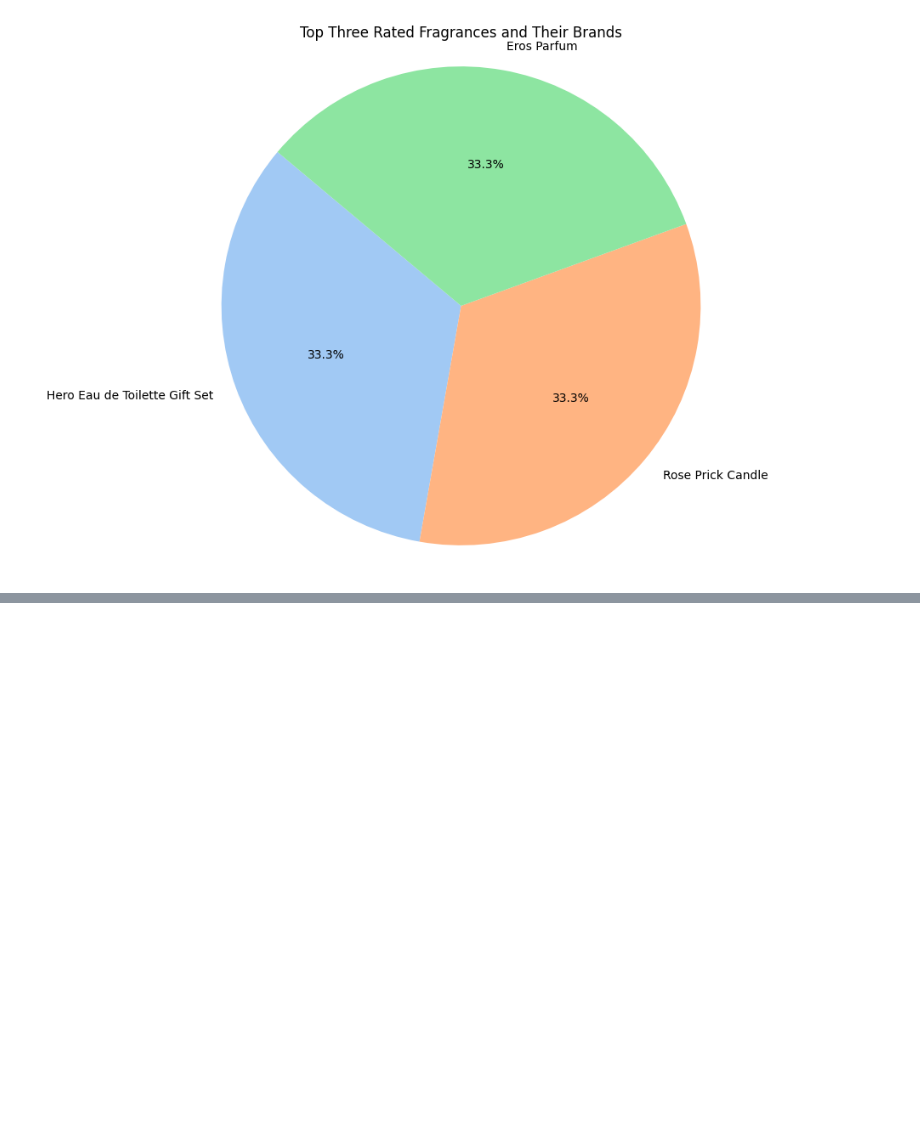
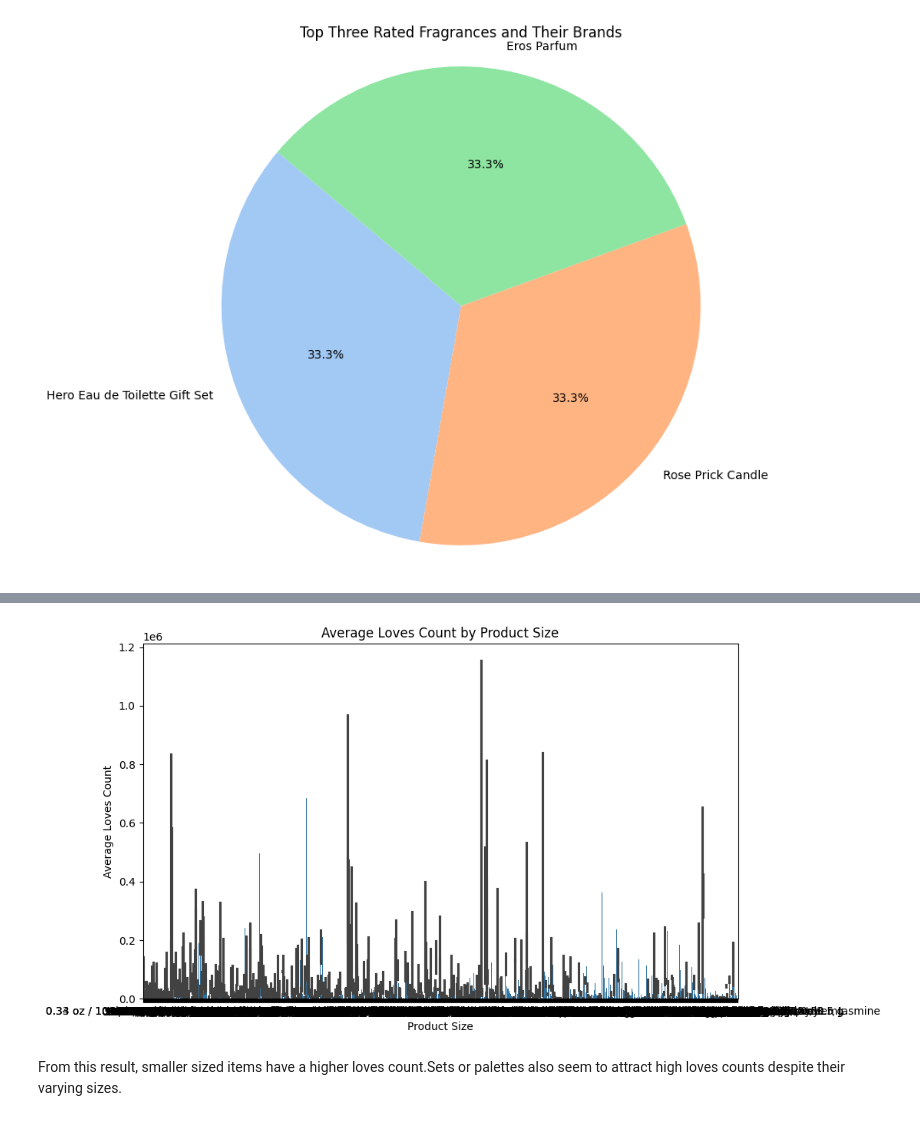
Before and after one commit to Iveynganga/PYTHON-DATA-ANALYSIS, a Jupyter notebook: SephoraCapstone.ipynb, the cells around one changed output, grey strips where cells are left out. Saved outputs shown, nothing was run; the diff lists cells and outputs as text; code cells hidden in the pictures; blank space fills up the shorter version.

```diff
--- a/SephoraCapstone.ipynb
+++ b/SephoraCapstone.ipynb
@@ -291,0 +363,15 @@ plt.show()
+# %%
+import seaborn as sns
+import matplotlib.pyplot as plt
+
+# Create a bar plot
+plt.figure(figsize=(10, 6))
+sns.barplot(x='size', y='loves_count', data=sephora, estimator=lambda x: sum(x) / len(x))
+plt.xlabel('Product Size')
+plt.ylabel('Average Loves Count')
+plt.title('Average Loves Count by Product Size')
+plt.show()
+# %% [output]
+[figure, added]
+# %% [markdown]
+From this result, smaller sized items have a higher loves count.Sets or palettes also seem to attract high loves counts despite their varying sizes.
```
Also changed, not shown: parts of 16 cells of this notebook.
